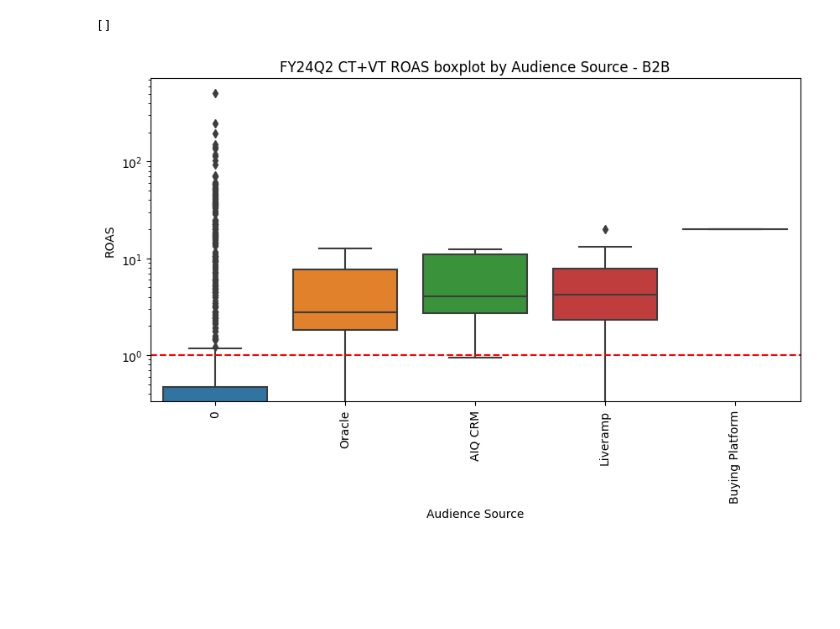
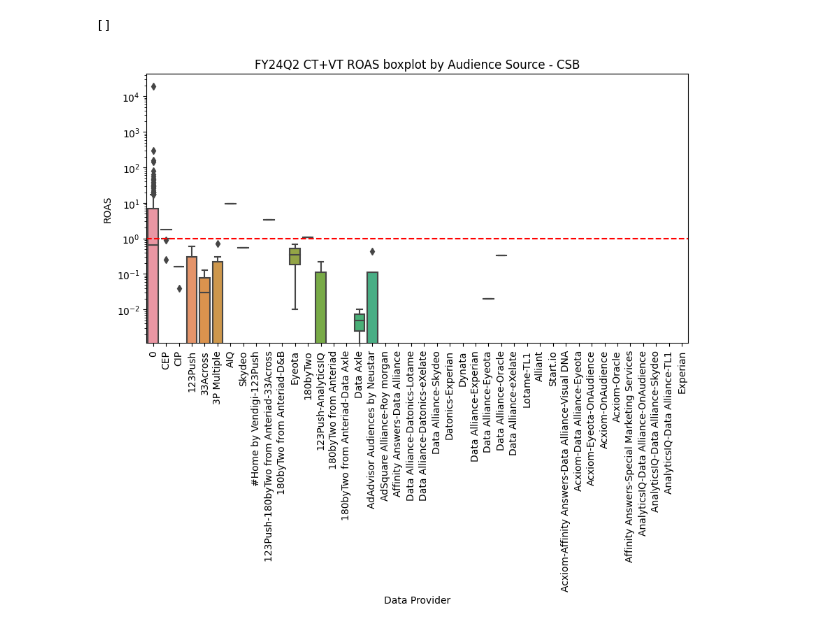
Before and after one commit to 0xrsfagundes/File-Manipulation, a Jupyter notebook: Audience Performance Analysis/3. ID Provider Performance Analysis.ipynb, the cells around one changed output. Saved outputs shown, nothing was run; the diff lists cells and outputs as text; code cells hidden in the pictures; blank space fills up the shorter version.

```diff
--- a/Audience Performance Analysis/3. ID Provider Performance Analysis.ipynb
+++ b/Audience Performance Analysis/3. ID Provider Performance Analysis.ipynb
@@ -78,20 +110,20 @@ plt.semilogy()
-# %%
-# Create a box plot by 'BU_lvl1'
-fig, ax1 = plt.subplots(figsize=(10, 5))
-
-# Set plot title and labels
-ax1.set_title('FY24Q2 CT+VT ROAS boxplot by Audience Source - B2B')
-ax1.set_ylabel('ROAS')
-
-# Create the box plot
-sns.boxplot(data=grouped_b2b_df, x='Audience Source', y='ROAS')
-
-plt.axhline(y=1, color='r', linestyle='--', label='ROAS = 1')
-
-plt.xticks(rotation=90)
-
-# Show the plot
-plt.semilogy()
-# %% [output]
-[]
-[figure, removed]
+# %%
+# Create a box plot by 'BU_lvl1'
+fig, ax1 = plt.subplots(figsize=(10, 5))
+
+# Set plot title and labels
+ax1.set_title('FY24Q2 CT+VT ROAS boxplot by Audience Source - CSB')
+ax1.set_ylabel('ROAS')
+
+# Create the box plot
+sns.boxplot(data=grouped_csb_df, x='Data Provider', y='ROAS')
+
+plt.axhline(y=1, color='r', linestyle='--', label='ROAS = 1')
+
+plt.xticks(rotation=90)
+
+# Show the plot
+plt.semilogy()
+# %% [output]
+[]
+[figure, added]
```
Also changed, not shown: parts of 8 cells of this notebook, 4 other files.
